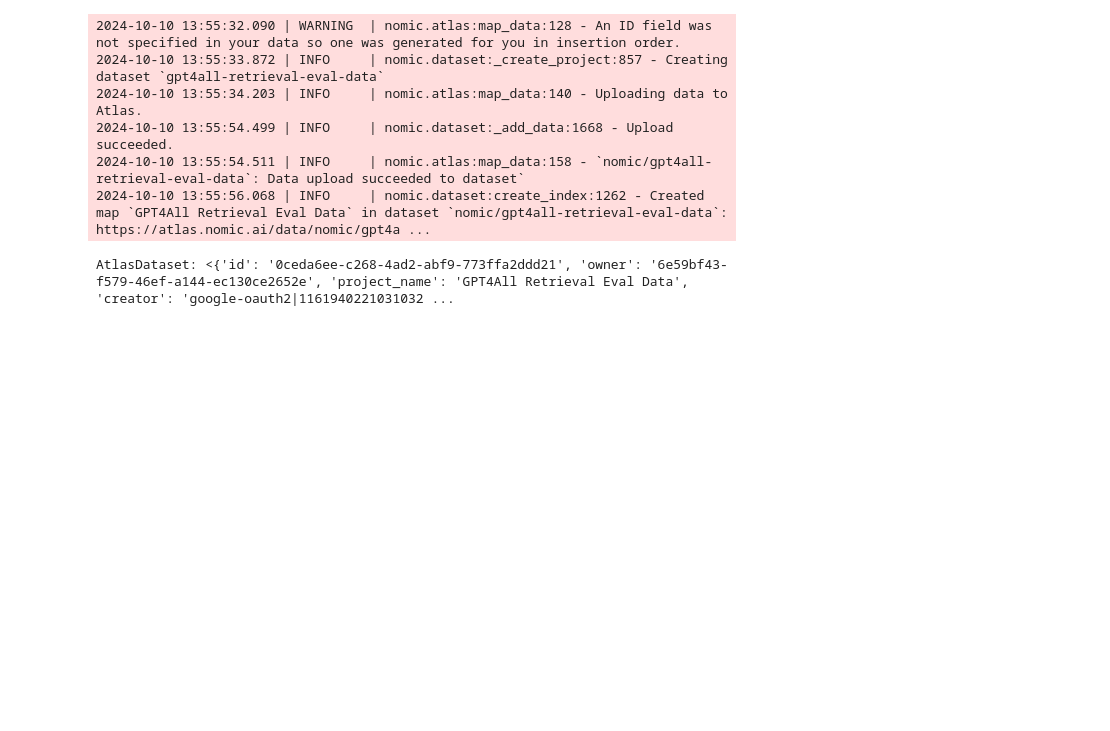
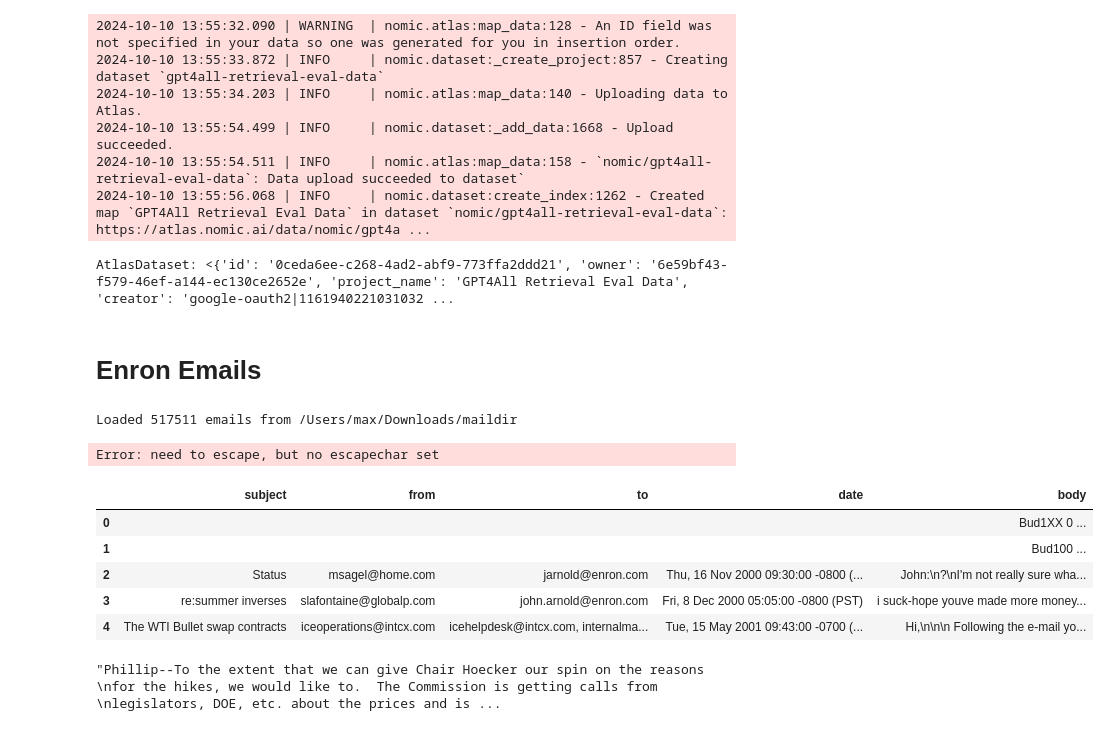
Before and after one commit to mcembalest/maxionomic, a Jupyter notebook: notebooks/Atlas uploads.ipynb, the cells around one changed output. Drawn from its saved outputs; the diff is of its cells as text; code cells hidden in the pictures; blank space fills up the shorter version.

Commit message:
enron emails

```diff
--- a/notebooks/Atlas uploads.ipynb
+++ b/notebooks/Atlas uploads.ipynb
@@ -495,3 +495,67 @@ atlas.map_data(
 2024-10-10 13:55:54.511 | INFO     | nomic.atlas:map_data:158 - `nomic/gpt4all-retrieval-eval-data`: Data upload succeeded to dataset`
 2024-10-10 13:55:56.068 | INFO     | nomic.dataset:create_index:1262 - Created map `GPT4All Retrieval Eval Data` in dataset `nomic/gpt4all-retrieval-eval-data`: https://atlas.nomic.ai/data/nomic/gpt4a ...
 AtlasDataset: <{'id': '0ceda6ee-c268-4ad2-abf9-773ffa2ddd21', 'owner': '6e59bf43-f579-46ef-a144-ec130ce2652e', 'project_name': 'GPT4All Retrieval Eval Data', 'creator': 'google-oauth2|1161940221031032 ...
+# %% [markdown]
+# Enron Emails
+# %%
+import os
+import email
+import pandas as pd
+
+def parse_email(file_path):
+    with open(file_path, 'r', encoding='utf-8', errors='ignore') as f:
+        msg = email.message_from_file(f)
+
+    subject = msg['subject'] or ''
+    from_ = msg['from'] or ''
+    to = msg['to'] or ''
+    date = msg['date'] or ''
+
+    body = ''
+    if msg.is_multipart():
+        for part in msg.walk():
+            if part.get_content_type() == "text/plain":
+                body = part.get_payload(decode=True).decode('utf-8', errors='ignore')
+                break
+    else:
+        body = msg.get_payload(decode=True).decode('utf-8', errors='ignore')
+
+    return {
+        'subject': subject,
+        'from': from_,
+        'to': to,
+        'date': date,
+        'body': body
+    }
+
+email_dir = os.path.expanduser('~/Downloads/maildir')
+emails = []
+
+for root, dirs, files in os.walk(email_dir):
+    for file in files:
+        file_path = os.path.join(root, file)
+        try:
+            email_data = parse_email(file_path)
+            emails.append(email_data)
+        except Exception as e:
+            print(f"Error processing {file_path}: {e}")
+
+enron_df = pd.DataFrame(emails)
+print(f"Loaded {len(enron_df)} emails from {email_dir}")
+enron_df.to_csv("enron_emails.csv")
+# %% [output]
+Loaded 517511 emails from /Users/max/Downloads/maildir
+Error: need to escape, but no escapechar set
+# %%
+enron_df.head()
+# %% [output]
+|  | subject | from | to | date | body |
+| 0 |  |  |  |  | Bud1XX  0 ... |
+| 1 |  |  |  |  | Bud100  ... |
+| 2 | Status | msagel@home.com | jarnold@enron.com | Thu, 16 Nov 2000 09:30:00 -0800 (... | John:\n?\nI'm not really sure wha... |
+| 3 | re:summer inverses | slafontaine@globalp.com | john.arnold@enron.com | Fri, 8 Dec 2000 05:05:00 -0800 (PST) | i suck-hope youve made more money... |
+| 4 | The WTI Bullet swap contracts | iceoperations@intcx.com | icehelpdesk@intcx.com, internalma... | Tue, 15 May 2001 09:43:00 -0700 (... | Hi,\n\n\n Following the e-mail yo... |
+# %%
+enron_df.loc[1].body
+# %% [output]
+"Phillip--To the extent that we can give Chair Hoecker our spin on the reasons \nfor the hikes, we would like to.  The Commission is getting calls from \nlegislators, DOE, etc. about the prices and is ...
```
Also changed, not shown: parts of 3 cells of this notebook.
